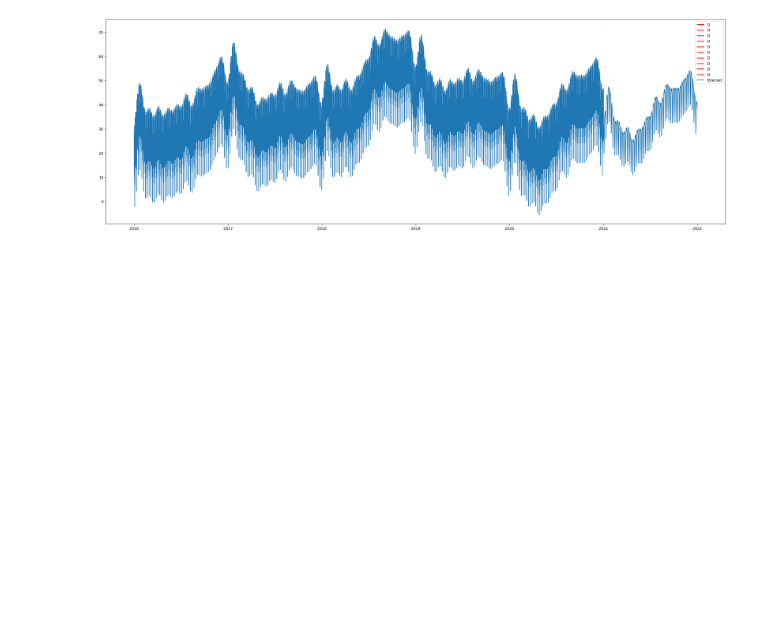
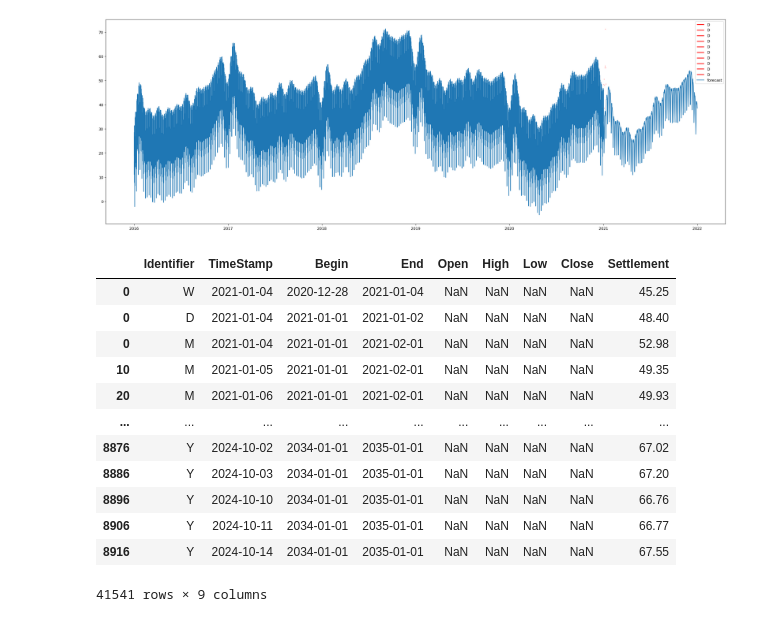
Before and after one commit to LMU-DATA-SCIENCE/price-forward-curve, a Jupyter notebook: arbitrage_adrian.ipynb, the cells around one changed output. Drawn from its saved outputs; the diff is of its cells as text; code cells hidden in the pictures; blank space fills up the shorter version.

```diff
--- a/arbitrage_adrian.ipynb
+++ b/arbitrage_adrian.ipynb
@@ -196,3 +147,20 @@ def get_restrictions(timestamp, start_date, end_date):
         C_daily[i,24*i:24*(i+1)] = 1
     #find the hourly index of the start and end date
     return C_daily,s_daily, first_daily, last_daily
+# %%
+fwds = forwards.sort_values(by=['Begin', "Identifier"])
+fwds
+# %% [output]
+|  | Identifier | TimeStamp | Begin | End | Open | High | Low | Close | Settlement |
+| 0 | W | 2021-01-04 | 2020-12-28 | 2021-01-04 | NaN | NaN | NaN | NaN | 45.25 |
+| 0 | D | 2021-01-04 | 2021-01-01 | 2021-01-02 | NaN | NaN | NaN | NaN | 48.40 |
+| 0 | M | 2021-01-04 | 2021-01-01 | 2021-02-01 | NaN | NaN | NaN | NaN | 52.98 |
+| 10 | M | 2021-01-05 | 2021-01-01 | 2021-02-01 | NaN | NaN | NaN | NaN | 49.35 |
+| 20 | M | 2021-01-06 | 2021-01-01 | 2021-02-01 | NaN | NaN | NaN | NaN | 49.93 |
+| ... | ... | ... | ... | ... | ... | ... | ... | ... | ... |
+| 8876 | Y | 2024-10-02 | 2034-01-01 | 2035-01-01 | NaN | NaN | NaN | NaN | 67.02 |
+| 8886 | Y | 2024-10-03 | 2034-01-01 | 2035-01-01 | NaN | NaN | NaN | NaN | 67.20 |
+| 8896 | Y | 2024-10-10 | 2034-01-01 | 2035-01-01 | NaN | NaN | NaN | NaN | 66.76 |
+| 8906 | Y | 2024-10-11 | 2034-01-01 | 2035-01-01 | NaN | NaN | NaN | NaN | 66.77 |
+| 8916 | Y | 2024-10-14 | 2034-01-01 | 2035-01-01 | NaN | NaN | NaN | NaN | 67.55 |
+41541 rows × 9 columns
```
Also changed, not shown: parts of 10 cells of this notebook, 1 other file.
